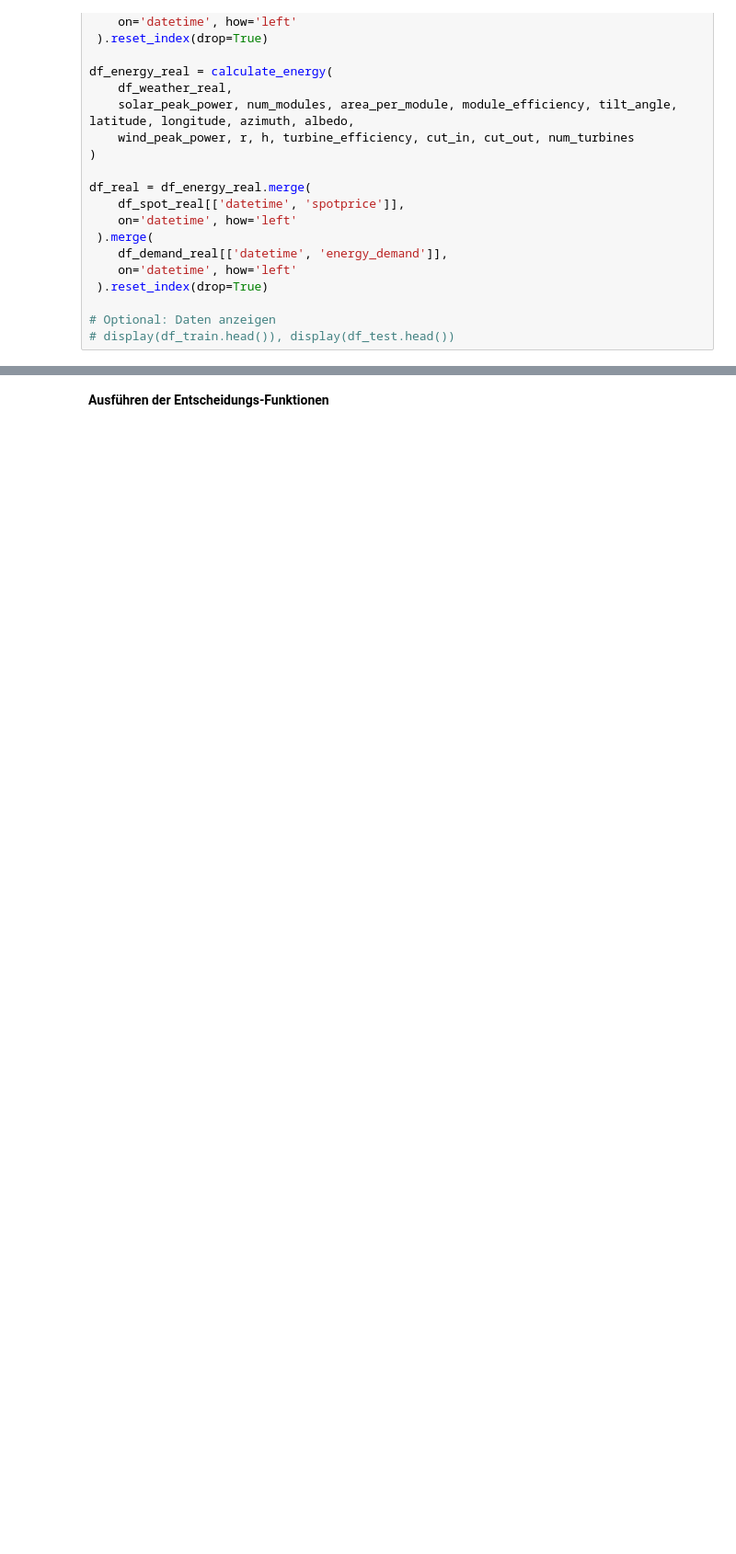
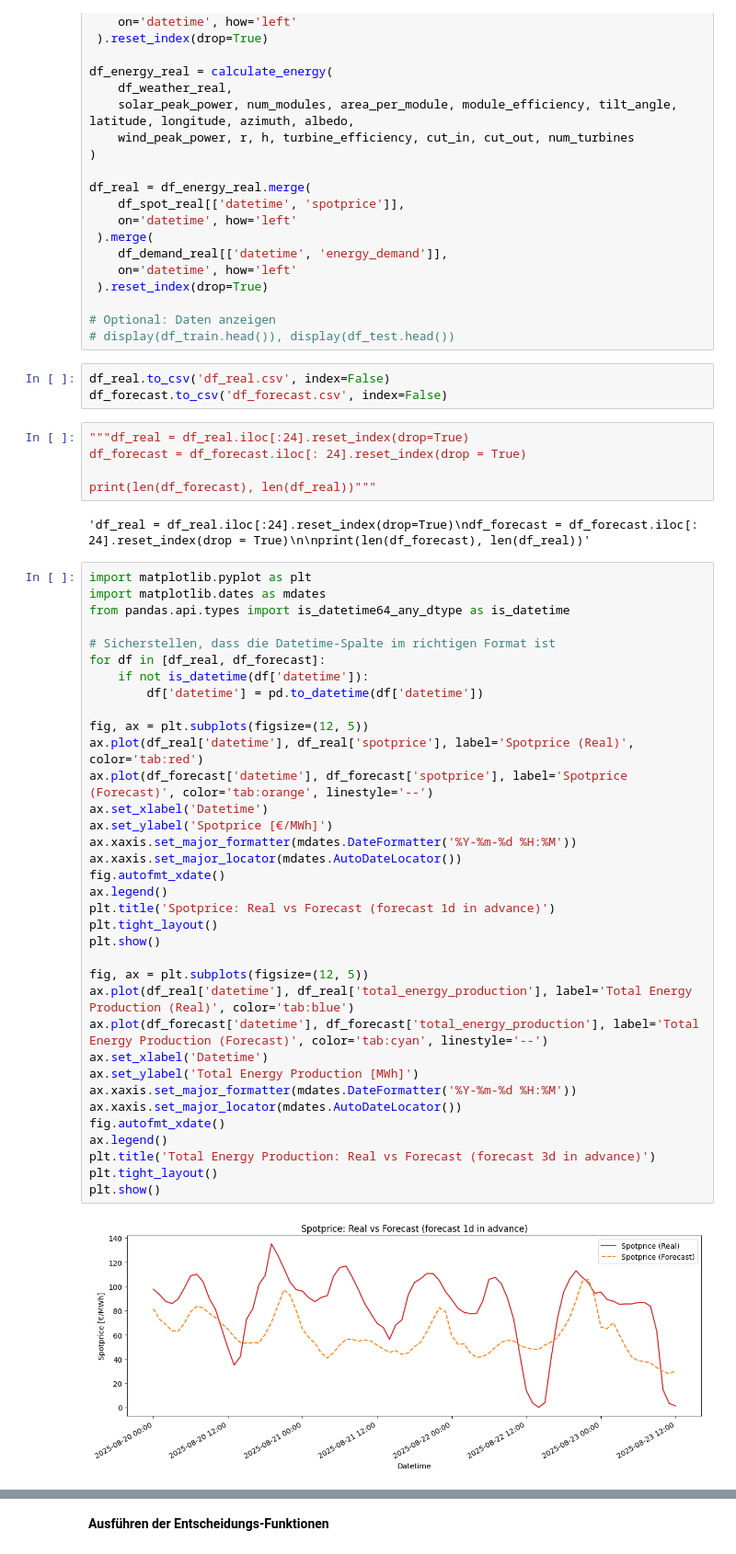
Before and after one commit to jgoeltsch/Forschungsseminar, a Jupyter notebook: validation_forecast_real_data.ipynb, the cells around one changed output, grey strips where cells are left out. Shown: that part at 92% size. Drawn from its saved outputs; the diff is of its cells as text; blank space fills up the shorter version.

```diff
--- a/validation_forecast_real_data.ipynb
+++ b/validation_forecast_real_data.ipynb
@@ -110,3 +128,50 @@ df_real = df_energy_real.merge(
 
 # Optional: Daten anzeigen
 # display(df_train.head()), display(df_test.head())
+# %%
+df_real.to_csv('df_real.csv', index=False)
+df_forecast.to_csv('df_forecast.csv', index=False)
+# %%
+"""df_real = df_real.iloc[:24].reset_index(drop=True)
+df_forecast = df_forecast.iloc[: 24].reset_index(drop = True)
+
+print(len(df_forecast), len(df_real))"""
+# %% [output]
+'df_real = df_real.iloc[:24].reset_index(drop=True)\ndf_forecast = df_forecast.iloc[: 24].reset_index(drop = True)\n\nprint(len(df_forecast), len(df_real))'
+# %%
+import matplotlib.pyplot as plt
+import matplotlib.dates as mdates
+from pandas.api.types import is_datetime64_any_dtype as is_datetime
+
+# Sicherstellen, dass die Datetime-Spalte im richtigen Format ist
+for df in [df_real, df_forecast]:
+    if not is_datetime(df['datetime']):
+        df['datetime'] = pd.to_datetime(df['datetime'])
+
+fig, ax = plt.subplots(figsize=(12, 5))
+ax.plot(df_real['datetime'], df_real['spotprice'], label='Spotprice (Real)', color='tab:red')
+ax.plot(df_forecast['datetime'], df_forecast['spotprice'], label='Spotprice (Forecast)', color='tab:orange', linestyle='--')
+ax.set_xlabel('Datetime')
+ax.set_ylabel('Spotprice [€/MWh]')
+ax.xaxis.set_major_formatter(mdates.DateFormatter('%Y-%m-%d %H:%M'))
+ax.xaxis.set_major_locator(mdates.AutoDateLocator())
+fig.autofmt_xdate()
+ax.legend()
+plt.title('Spotprice: Real vs Forecast (forecast 1d in advance)')
+plt.tight_layout()
+plt.show()
+
+fig, ax = plt.subplots(figsize=(12, 5))
+ax.plot(df_real['datetime'], df_real['total_energy_production'], label='Total Energy Production (Real)', color='tab:blue')
+ax.plot(df_forecast['datetime'], df_forecast['total_energy_production'], label='Total Energy Production (Forecast)', color='tab:cyan', linestyle='--')
+ax.set_xlabel('Datetime')
+ax.set_ylabel('Total Energy Production [MWh]')
+ax.xaxis.set_major_formatter(mdates.DateFormatter('%Y-%m-%d %H:%M'))
+ax.xaxis.set_major_locator(mdates.AutoDateLocator())
+fig.autofmt_xdate()
+ax.legend()
+plt.title('Total Energy Production: Real vs Forecast (forecast 3d in advance)')
+plt.tight_layout()
+plt.show()
+# %% [output]
+[figure, added]
```
Also changed, not shown: parts of 15 cells of this notebook, 17 other files.
